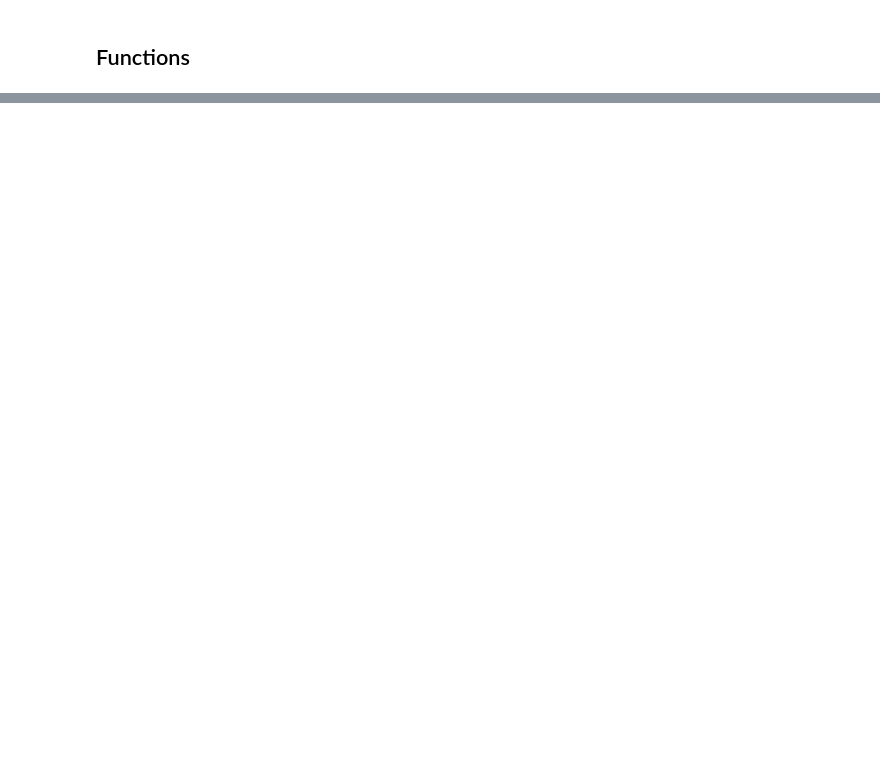
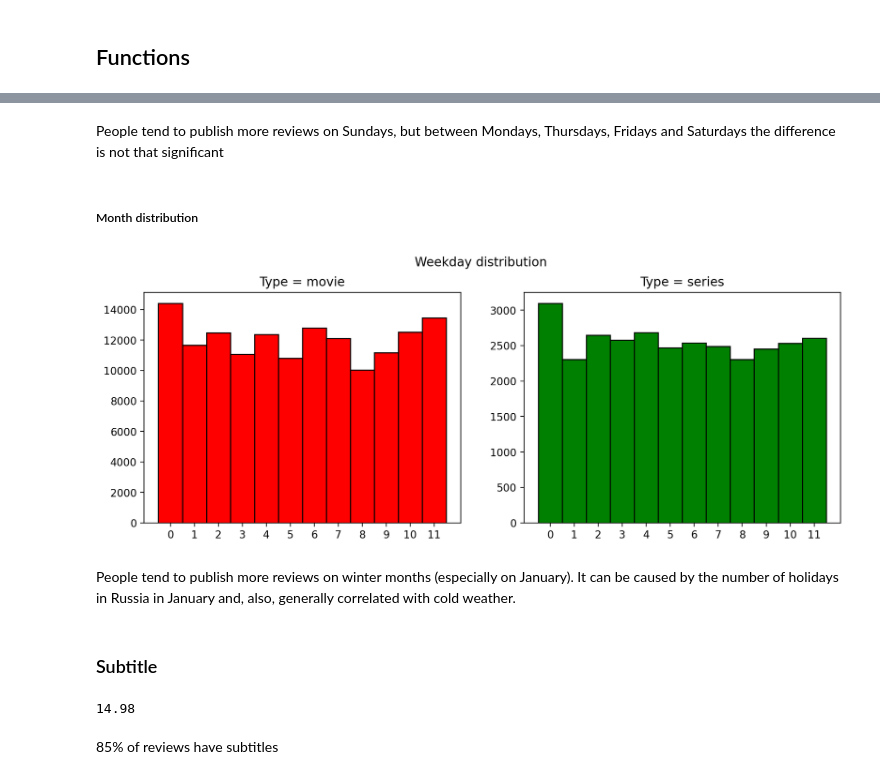
Before and after one commit to Extremesarova/shows_sentiment_analysis, a Jupyter notebook: notebooks/01_eda.ipynb, the cells around one changed output, grey strips where cells are left out. Cells and saved outputs as stored; diff of their text form; code cells hidden in the pictures; blank space fills up the shorter version.

```diff
--- a/notebooks/01_eda.ipynb
+++ b/notebooks/01_eda.ipynb
@@ -109,0 +322,24 @@ plot_frequency_distribution_of_ngrams(
+# %% [markdown]
+People tend to publish more reviews on Sundays, but between Mondays, Thursdays, Fridays and Saturdays the difference is not that significant
+# %% [markdown]
+##### Month distribution
+# %%
+plot_dt_per_type(
+    dataframe=reviews,
+    column="month",
+    title="Weekday distribution",
+    bins=12,
+    figsize=(12, 4),
+)
+# %% [output]
+[figure, added]
+# %% [markdown]
+People tend to publish more reviews on winter months (especially on January). It can be caused by the number of holidays in Russia in January and, also, generally correlated with cold weather.
+# %% [markdown]
+### Subtitle
+# %%
+round(reviews["subtitle"].isna().sum() * 100 / reviews.shape[0], 2)
+# %% [output]
+14.98
+# %% [markdown]
+85% of reviews have subtitles
```
Also changed, not shown: parts of 117 cells of this notebook, 1 other file.
